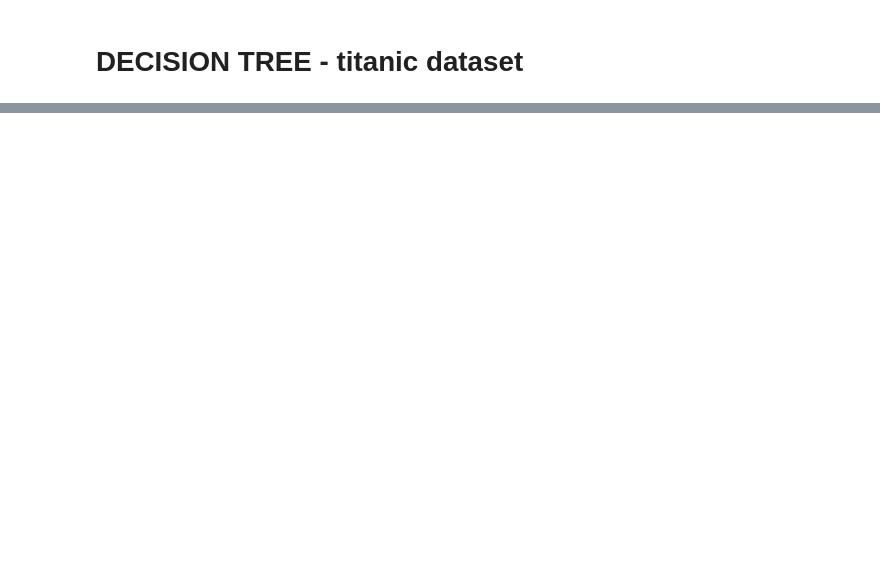
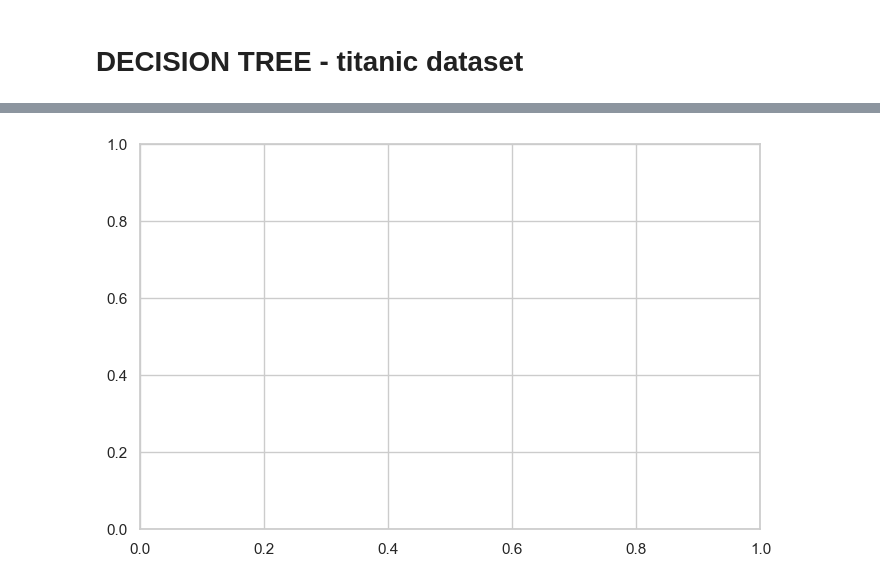
Before and after one commit to annika12302003/titanic-datasets, a Jupyter notebook: 1주차/titanic/notebooks/titanic - 5:22:2024 final .ipynb, the cells around one changed output, grey strips where cells are left out. Saved outputs shown, nothing was run; the diff lists cells and outputs as text; code cells hidden in the pictures; blank space fills up the shorter version.

```diff
--- a/1주차/titanic/notebooks/titanic - 5:22:2024 final .ipynb
+++ b/1주차/titanic/notebooks/titanic - 5:22:2024 final .ipynb
@@ -598,0 +704,12 @@ plt.show()
+# %%
+import matplotlib
+from sklearn.datasets import load_iris
+from sklearn.ensemble import RandomForestClassifier
+from sklearn import tree
+import matplotlib.pyplot as plt
+import re
+import matplotlib
+
+fig, ax = plt.subplots(figsize=(8,5))
+# %% [output]
+[figure, added]
```
Also changed, not shown: parts of 27 cells of this notebook, 2 other files.
